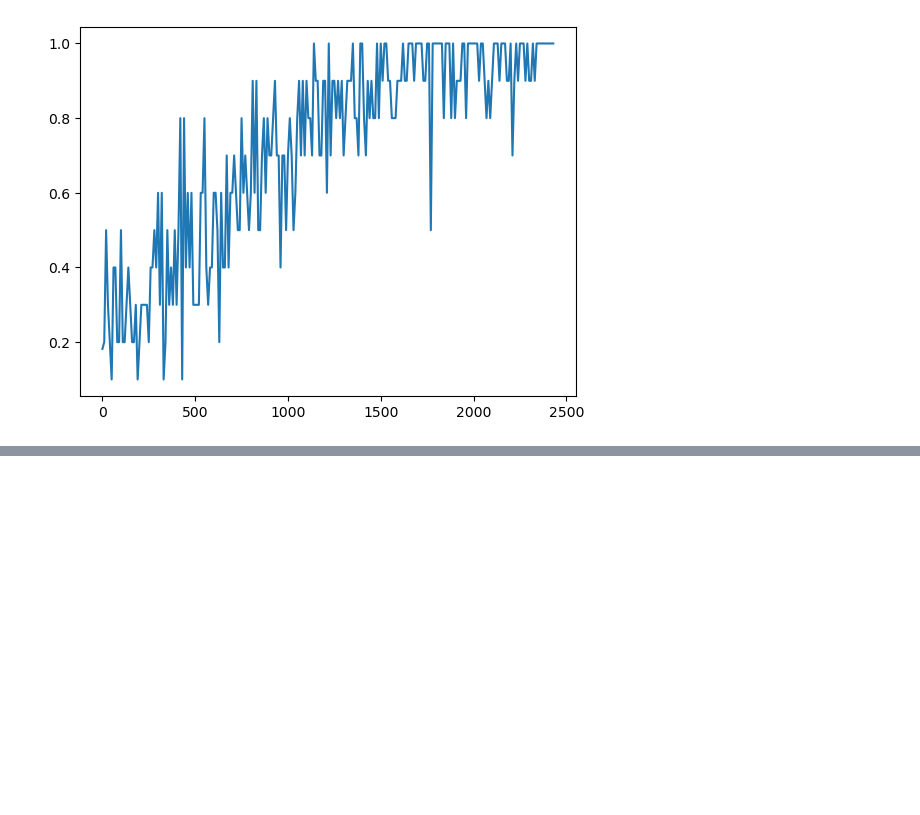
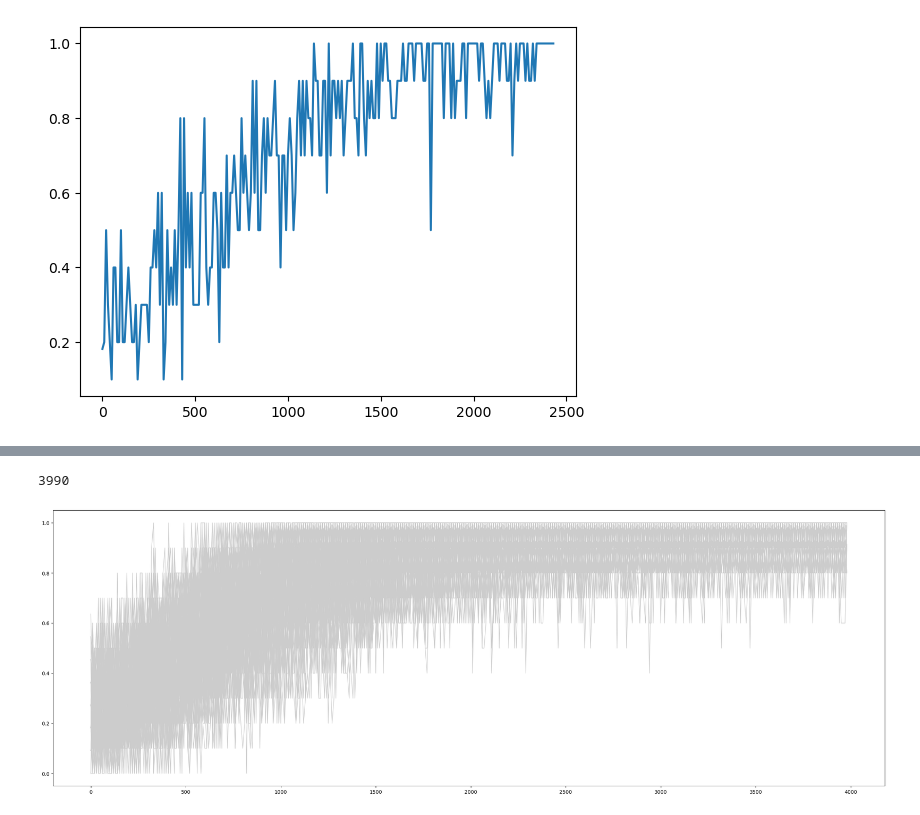
Before and after one commit to daniel-macrae/DRL-Assignment-2023, a Jupyter notebook: Grid Search Results.ipynb, the cells around one changed output, grey strips where cells are left out. Saved outputs shown, nothing was run; the diff lists cells and outputs as text; code cells hidden in the pictures; blank space fills up the shorter version.

Commit message:
most of thursdays results added

```diff
--- a/Grid Search Results.ipynb
+++ b/Grid Search Results.ipynb
@@ -211,0 +234,6 @@ plt.plot(x, shortest)
+# %%
+df_thurs = pd.read_excel('Grid_Results/thursday_grid_0.xlsx')
+df_thurs['avgRewards'] = df_thurs['avgRewards'].apply(lambda x: ast.literal_eval(x))
+
+df_thurs.drop(df_thurs.filter(regex="Unname"), axis=1, inplace=True)
+df_thurs[~df_thurs['time_to_convergence'].isna()].head()
@@ -211,0 +247,21 @@ plt.plot(x, shortest)
+# %%
+converged = df_thurs[~df_thurs['time_to_convergence'].isna()]
+shortest = 5000
+for i, row in converged.iterrows():
+    length = len(row['avgRewards'])*10
+    if length < shortest:
+        shortest = length
+
+print(shortest)
+plt.figure(figsize=(30, 10))
+colours = plt.cm.gray(np.linspace(0, 1, 5000))
+
+
+for i, row in converged.iterrows():
+    length = len(row['avgRewards'])*10
+    #print(length)
+    x = np.arange(0, length, 10)
+    plt.plot(x, row['avgRewards'], linewidth=1, color=colours[length])
+# %% [output]
+3990
+[figure, added]
```
Also changed, not shown: parts of 3 cells of this notebook, 3 other files.
